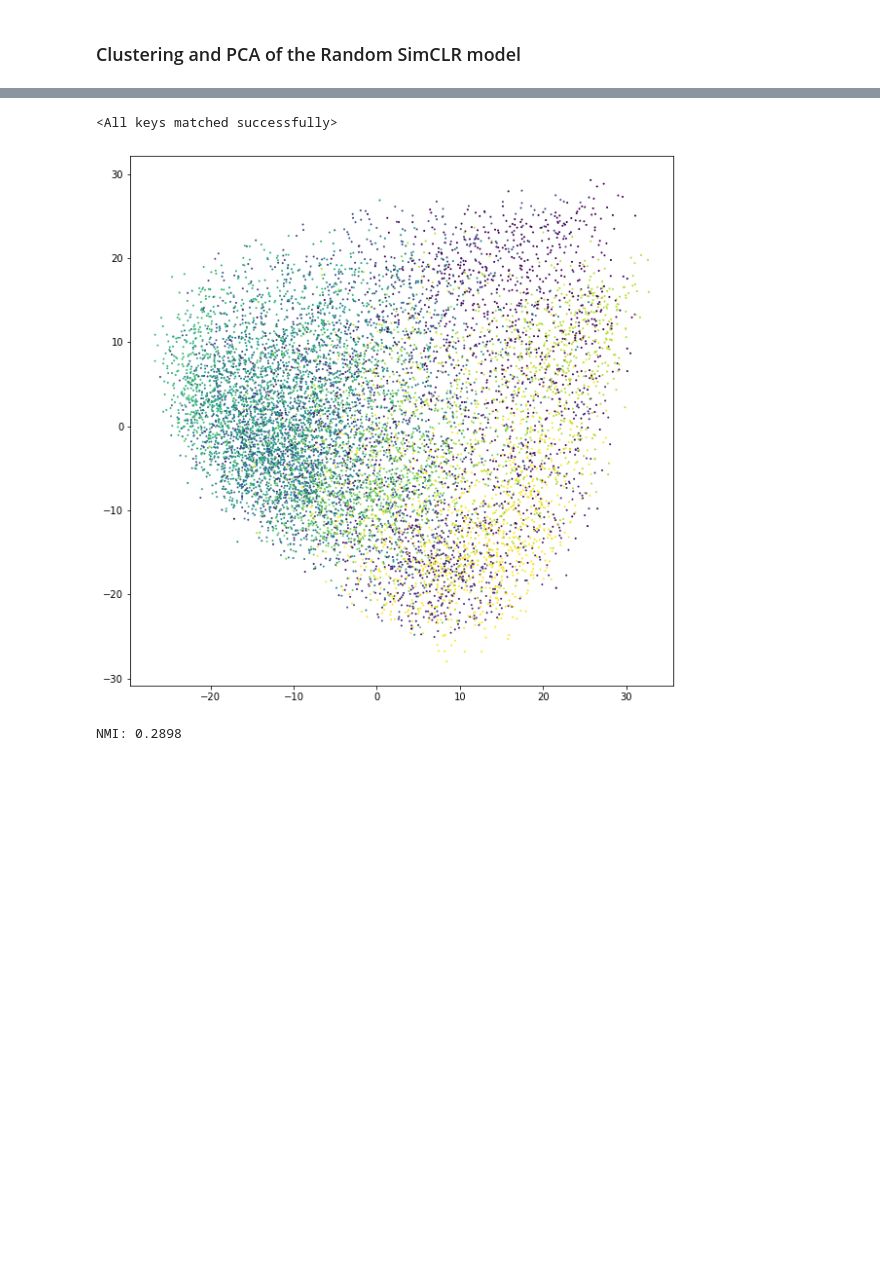
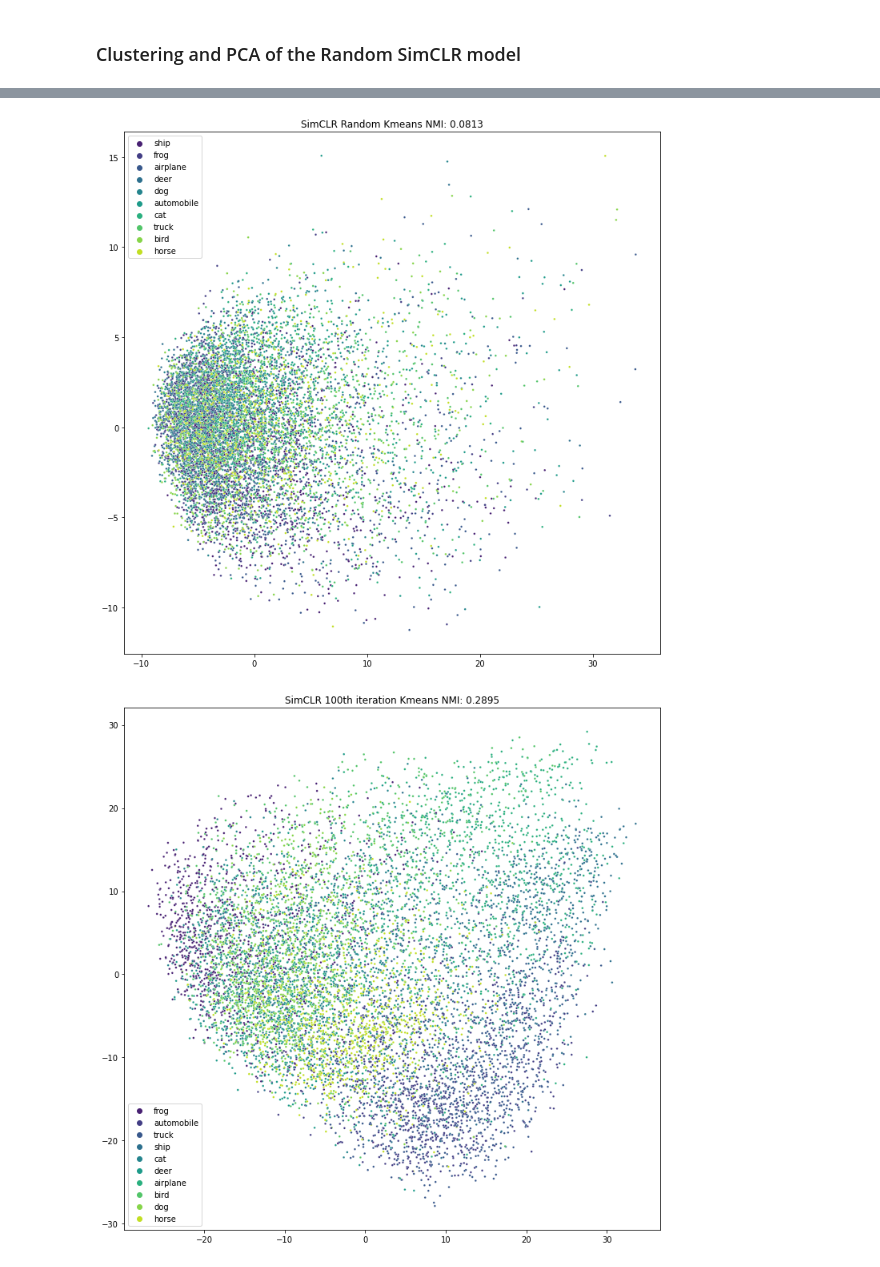
Before and after one commit to AlinaGodun/dcl_b, a Jupyter notebook: DCB Notebook.ipynb, the cells around one changed output, grey strips where cells are left out. Saved outputs shown, nothing was run; the diff lists cells and outputs as text; code cells hidden in the pictures; blank space fills up the shorter version.

Commit message:
add 200th pca and kmeans nmi; refactor code and improve vis; add labels for classes

```diff
--- a/DCB Notebook.ipynb
+++ b/DCB Notebook.ipynb
@@ -188,24 +166,29 @@ NMI: 0.0775
-# %%
-simclr100 = SimCLR(resnet_model='resnet18')
-state_dict = torch.load('trained_models/pretrained_SimCLR_100.pth', map_location='cpu')
-simclr100.load_state_dict(state_dict)
-# %% [output]
-<All keys matched successfully>
-# %%
-embedded_data, labels = encode_batchwise(testloader, simclr100, device)
-# %%
-pca = PCA(n_components=2)
-reduced_data = pca.fit_transform(embedded_data)
-
-fig, ax = plt.subplots(figsize=(10,10))
-ax.scatter(reduced_data[:,0], reduced_data[:,1], c=labels, s=1);
-# %% [output]
-[figure, removed]
-# %%
-n_clusters = len(set(labels))
-kmeans = KMeans(n_clusters=n_clusters)
-kmeans.fit(embedded_data)
-nmi = normalized_mutual_info_score(labels, kmeans.labels_)
-print(f"NMI: {nmi:.4f}")
-# %% [output]
-NMI: 0.2898
+# %%
+colors_classes = {i: color_class for i, color_class in zip(range(len(test_data.classes)), test_data.classes)}
+# %%
+for i in range(3):
+    model = SimCLR(resnet_model='resnet18')
+    ver = 'Random'
+
+    if i > 0:
+        state_dict = torch.load(f'trained_models/pretrained_SimCLR_{i}00.pth', map_location='cpu')
+        model.load_state_dict(state_dict)
+        ver = f'{i}00th iteration'
+
+    embedded_data, labels = encode_batchwise(testloader, model, device)
+    lable_classes=[colors_classes[l] for l in labels]
+
+    n_clusters = len(set(labels))
+    kmeans = KMeans(n_clusters=n_clusters)
+    kmeans.fit(embedded_data)
+    nmi = normalized_mutual_info_score(labels, kmeans.labels_)
+
+    pca = PCA(n_components=2)
+    reduced_data = pca.fit_transform(embedded_data)
+
+    fig, ax = plt.subplots(figsize=(12,12))
+    ax.set_title(f'SimCLR {ver} Kmeans NMI: {nmi:.4f}')
+    sns.scatterplot(x=reduced_data[:,0], y=reduced_data[:,1], hue=lable_classes, s=7, palette='viridis')
+# %% [output]
+[figure, added]
+[figure, added]
```
Also changed, not shown: parts of 9 cells of this notebook.
